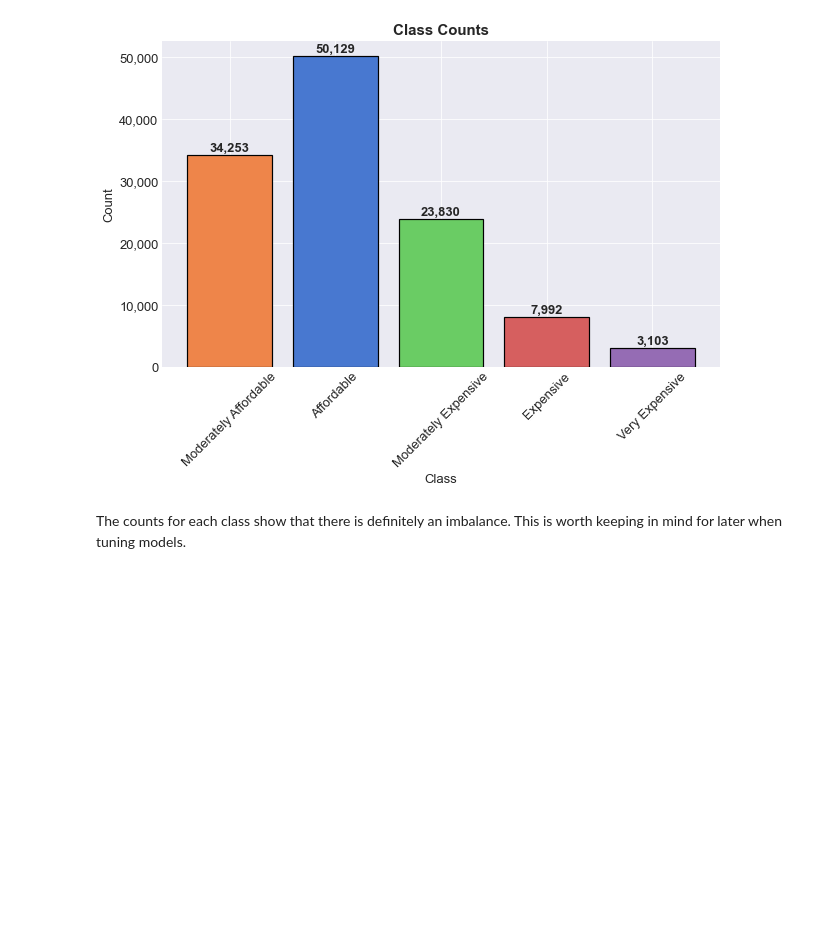
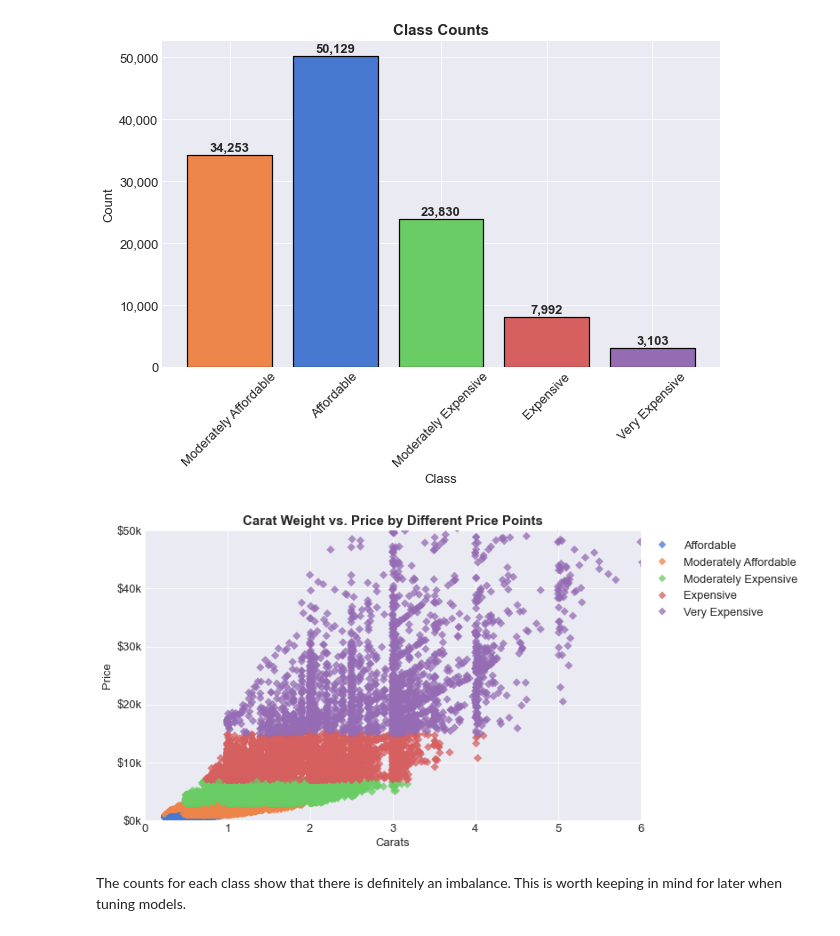
Before and after one commit to TrinityGahagen2K/diamond-pricing-analysis, a Jupyter notebook: diamond_pricing_modeling.ipynb, the cells around one changed output. Cells and saved outputs as stored; diff of their text form; code cells hidden in the pictures; blank space fills up the shorter version.

```diff
--- a/diamond_pricing_modeling.ipynb
+++ b/diamond_pricing_modeling.ipynb
@@ -922,6 +922,28 @@ ax.set_ylabel('Count')
 ax.set_title('Class Counts');
 # %% [output]
 [figure]
+# %%
+fig, ax = plt.subplots(figsize=(10, 6))
+sns.scatterplot(data=preprocessed_diamonds,
+                x='carat', y='price',
+                edgecolor=None,
+                hue='price_point',
+                ax=ax, palette='muted',
+                marker='D',
+                alpha=0.75)
+ax.yaxis.set_major_formatter(FuncFormatter(lambda y, _: f'${y * 1e-3:.0f}k'))
+ax.set_title('Carat Weight vs. Price by Different Price Points')
+ax.set_xlabel('Carats')
+ax.set_ylabel('Price')
+ax.set_ylim(0, 50000)
+ax.set_xlim(0, 6)
+
+handles, old_labels = ax.get_legend_handles_labels()
+ax.legend(handles, labels)
+
+sns.move_legend(ax, "upper left", bbox_to_anchor=(1, 1));
+# %% [output]
+[figure, added]
 # %% [markdown]
 The counts for each class show that there is definitely an imbalance. This is worth keeping in mind for later when tuning models.
 # %%
```
Also changed, not shown: parts of 24 cells of this notebook, 2 other files.
